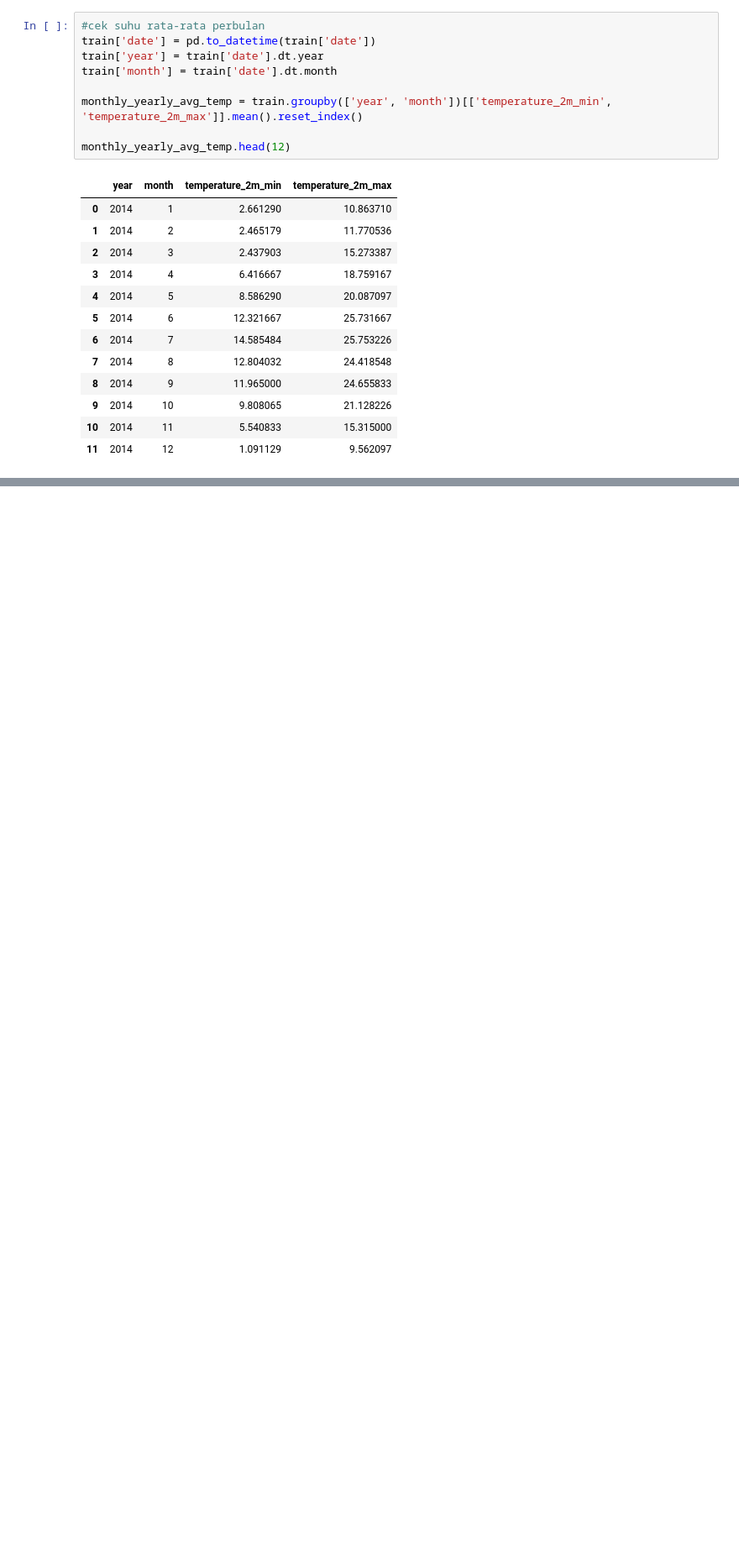
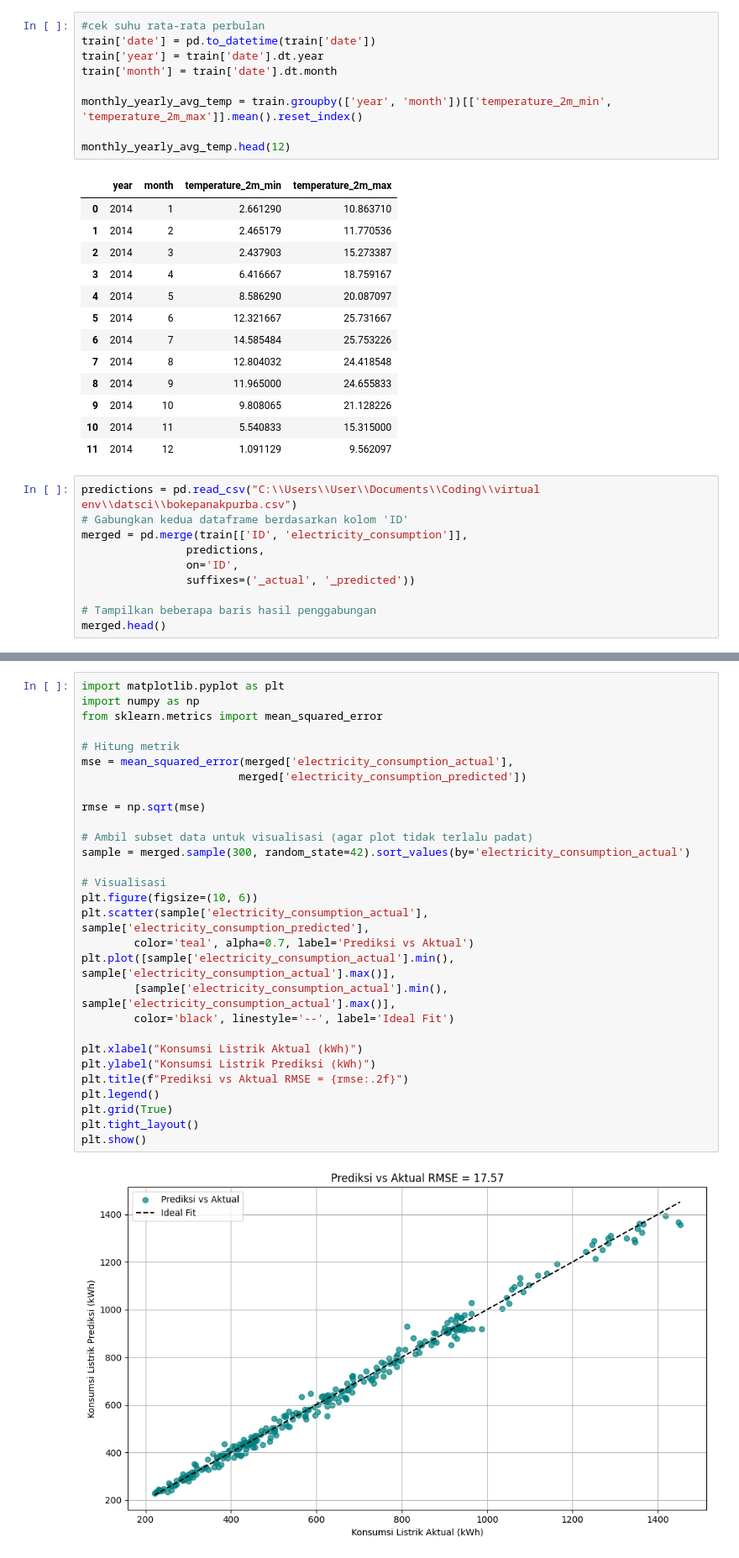
Before and after one commit to petery05/seleksiCFDSA17, a Jupyter notebook: nyoba.ipynb, the cells around one changed output, grey strips where cells are left out. Shown: that part at 84% size. Drawn from its saved outputs; the diff is of its cells as text; blank space fills up the shorter version.

```diff
--- a/nyoba.ipynb
+++ b/nyoba.ipynb
@@ -131,3 +131,13 @@ monthly_yearly_avg_temp.head(12)
 | 9 | 2014 | 10 | 9.808065 | 21.128226 |
 | 10 | 2014 | 11 | 5.540833 | 15.315000 |
 | 11 | 2014 | 12 | 1.091129 | 9.562097 |
+# %%
+predictions = pd.read_csv("C:\\Users\\User\\Documents\\Coding\\virtual env\\datsci\\bokepanakpurba.csv")
+# Gabungkan kedua dataframe berdasarkan kolom 'ID'
+merged = pd.merge(train[['ID', 'electricity_consumption']],
+                predictions,
+                on='ID',
+                suffixes=('_actual', '_predicted'))
+
+# Tampilkan beberapa baris hasil penggabungan
+merged.head()
@@ -133,0 +151,31 @@ monthly_yearly_avg_temp.head(12)
+# %%
+import matplotlib.pyplot as plt
+import numpy as np
+from sklearn.metrics import mean_squared_error
+
+# Hitung metrik
+mse = mean_squared_error(merged['electricity_consumption_actual'],
+                        merged['electricity_consumption_predicted'])
+
+rmse = np.sqrt(mse)
+
+# Ambil subset data untuk visualisasi (agar plot tidak terlalu padat)
+sample = merged.sample(300, random_state=42).sort_values(by='electricity_consumption_actual')
+
+# Visualisasi
+plt.figure(figsize=(10, 6))
+plt.scatter(sample['electricity_consumption_actual'], sample['electricity_consumption_predicted'],
+        color='teal', alpha=0.7, label='Prediksi vs Aktual')
+plt.plot([sample['electricity_consumption_actual'].min(), sample['electricity_consumption_actual'].max()],
+        [sample['electricity_consumption_actual'].min(), sample['electricity_consumption_actual'].max()],
+        color='black', linestyle='--', label='Ideal Fit')
+
+plt.xlabel("Konsumsi Listrik Aktual (kWh)")
+plt.ylabel("Konsumsi Listrik Prediksi (kWh)")
+plt.title(f"Prediksi vs Aktual RMSE = {rmse:.2f}")
+plt.legend()
+plt.grid(True)
+plt.tight_layout()
+plt.show()
+# %% [output]
+[figure, added]
```
Also changed, not shown: parts of 1 cell of this notebook.
